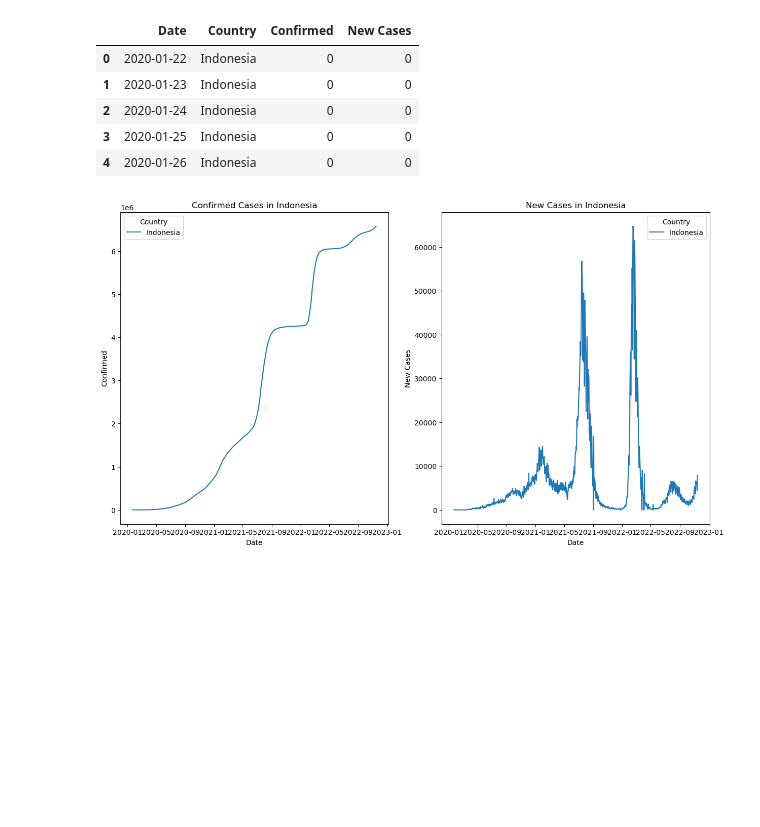
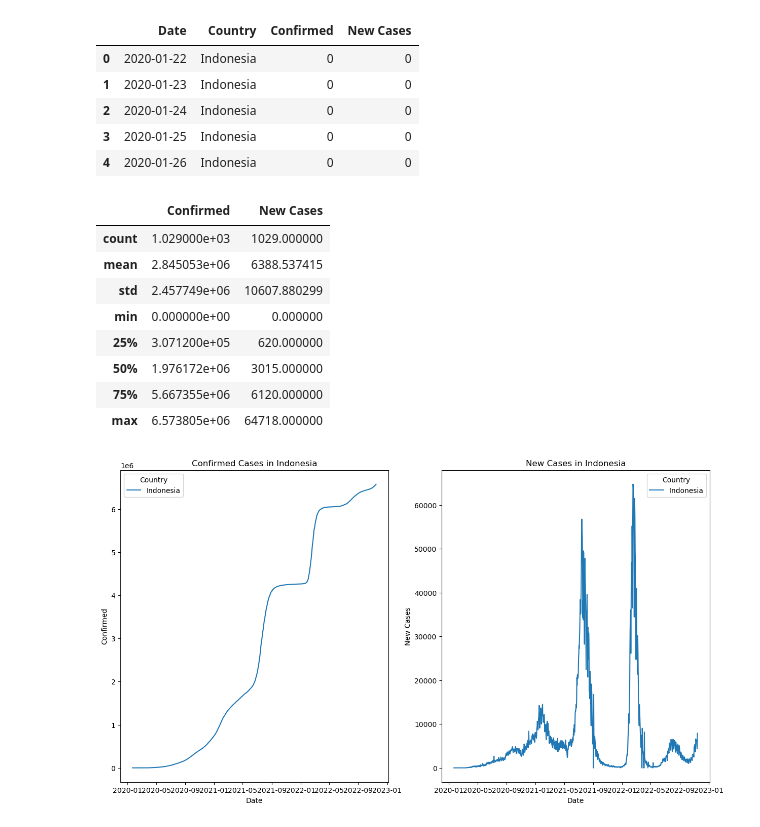
Before and after one commit to felixsutanto/UAS-IF540-Machine-Learning, a Jupyter notebook: Untitled-1.ipynb, the cells around one changed output. Saved outputs shown, nothing was run; the diff lists cells and outputs as text; code cells hidden in the pictures; blank space fills up the shorter version.

```diff
--- a/Untitled-1.ipynb
+++ b/Untitled-1.ipynb
@@ -197,6 +197,18 @@ df.head()
 | 2 | 2020-01-24 | Indonesia | 0 | 0 |
 | 3 | 2020-01-25 | Indonesia | 0 | 0 |
 | 4 | 2020-01-26 | Indonesia | 0 | 0 |
+# %%
+df.describe()
+# %% [output]
+|  | Confirmed | New Cases |
+| count | 1.029000e+03 | 1029.000000 |
+| mean | 2.845053e+06 | 6388.537415 |
+| std | 2.457749e+06 | 10607.880299 |
+| min | 0.000000e+00 | 0.000000 |
+| 25% | 3.071200e+05 | 620.000000 |
+| 50% | 1.976172e+06 | 3015.000000 |
+| 75% | 5.667355e+06 | 6120.000000 |
+| max | 6.573805e+06 | 64718.000000 |
 # %%
 # Data Visualization Confirmed and New Cases Side-by-Side
 plt.figure(figsize=(15, 8))
```
Also changed, not shown: parts of 16 cells of this notebook.
